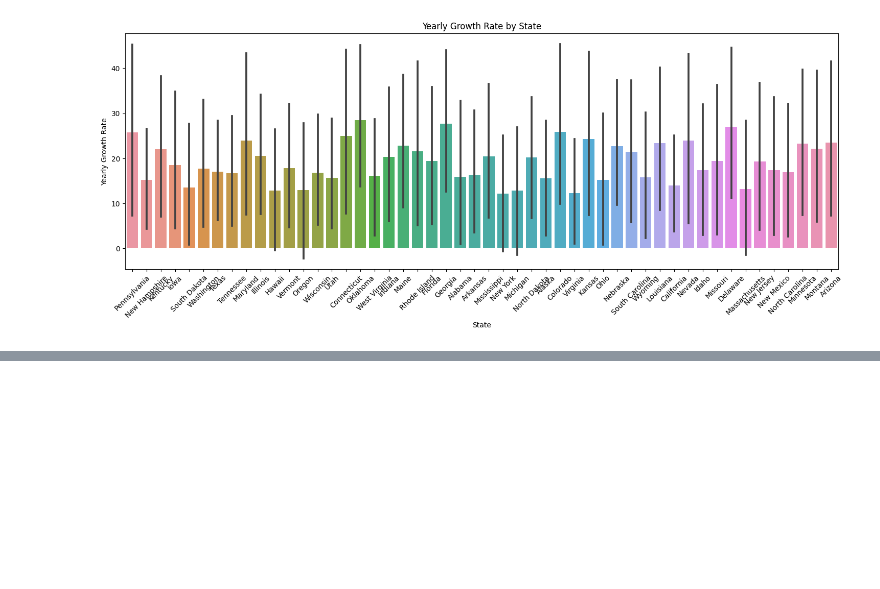
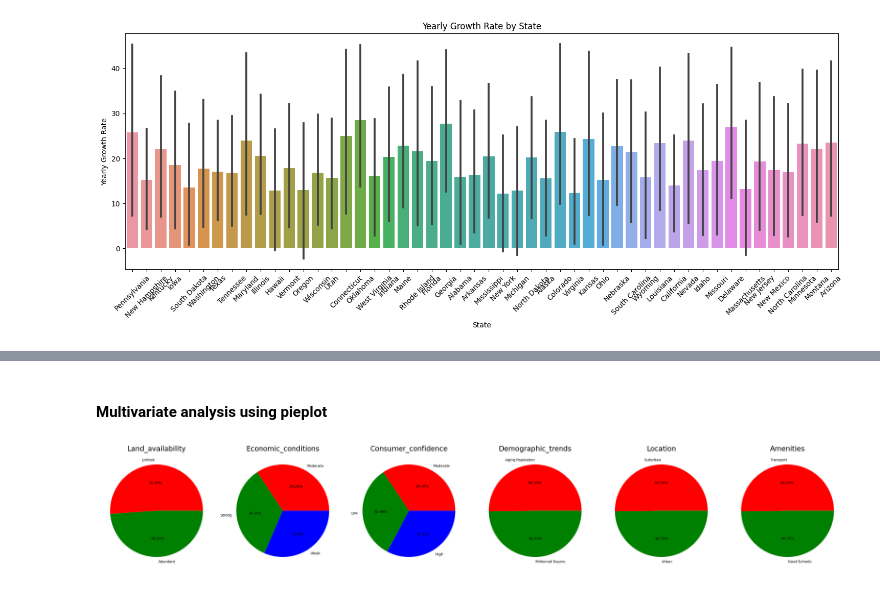
Before and after one commit to saibattula93/US-House-Analysis, a Jupyter notebook: notebook/EDA_House.ipynb, the cells around one changed output, grey strips where cells are left out. Saved outputs shown, nothing was run; the diff lists cells and outputs as text; code cells hidden in the pictures; blank space fills up the shorter version.

```diff
--- a/notebook/EDA_House.ipynb
+++ b/notebook/EDA_House.ipynb
@@ -450,0 +467,34 @@ plt.show()
+# %% [markdown]
+#### Multivariate analysis using pieplot
+# %%
+import matplotlib.pyplot as plt
+import pandas as pd
+
+# Define the list of columns for which you want to create pie charts
+columns_to_visualize = ['Land_Availability', 'Economic_Conditions', 'Consumer_Confidence', 'Demographic_Trends',"Location",'Amenities']
+
+# Set the figure size
+plt.rcParams['figure.figsize'] = (30, 12)
+
+# Create subplots in a loop for each column
+for i, column in enumerate(columns_to_visualize, 1):
+    plt.subplot(1, 6, i)
+
+    # Calculate the size and labels for the pie chart
+    size = df[column].value_counts()
+    labels = size.index
+    colors = ['red', 'green', 'blue', 'cyan', 'orange', 'grey']  # You can add more colors as needed
+
+    # Create the pie chart
+    plt.pie(size, colors=colors, labels=labels, autopct='%.2f%%')
+
+    # Set the title and turn off axis
+    plt.title(column.capitalize(), fontsize=20)
+    plt.axis('off')
+
+# Adjust layout and show the plots
+plt.tight_layout()
+plt.grid()
+plt.show()
+# %% [output]
+[figure, added]
```
Also changed, not shown: parts of 16 cells of this notebook, 5 other files.
